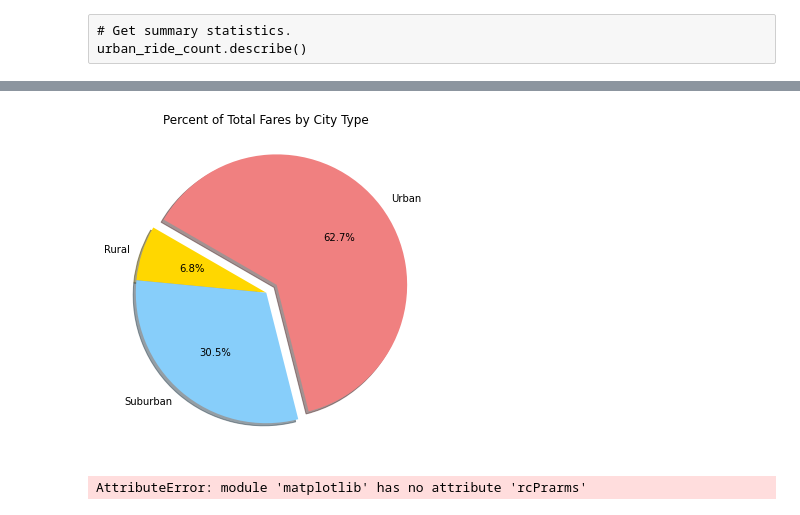
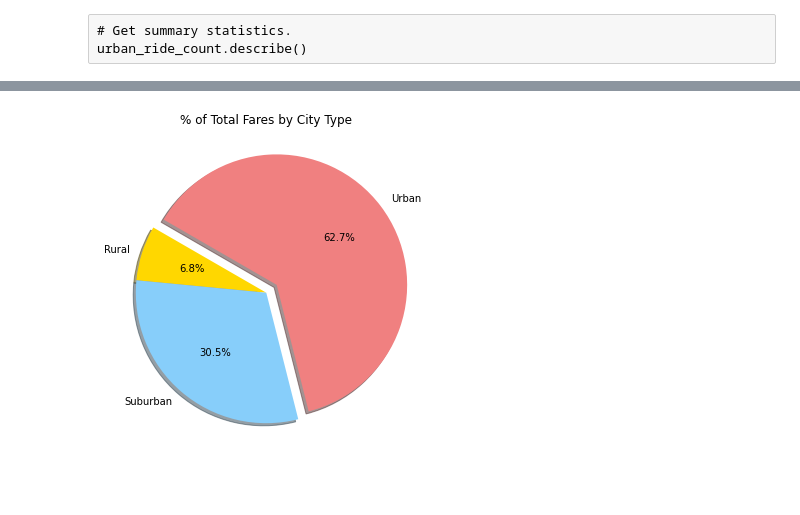
Before and after one commit to SavannahPosner/PyBer_Analysis, a Jupyter notebook: PyBer.ipynb, the cells around one changed output, grey strips where cells are left out. Drawn from its saved outputs; the diff is of its cells as text; code cells hidden in the pictures.

Commit message:
fixed errors

```diff
--- a/PyBer.ipynb
+++ b/PyBer.ipynb
@@ -444,18 +579,18 @@ plt.show()
 # %%
 # Build the percentage of fares by city type pie chart
 plt.subplots(figsize=(10,6))
 plt.pie(type_percents,
         labels=["Rural","Suburban","Urban"],
         colors=["gold","lightskyblue","lightcoral"],
         explode=[0,0,0.1],
         autopct='%1.1f%%',
         shadow=True,
         startangle=150)
-plt.title("Percent of Total Fares by City Type")
-plt.show()
-mpl.rcPrarms['font.size']=14
+plt.title("% of Total Fares by City Type")
+
+mpl.rcParams['font.size'] = 14
 
 plt.savefig("analysis/Fig5.png")
+plt.show()
 # %% [output]
-[figure, old version]
+[figure, new version]
-AttributeError: module 'matplotlib' has no attribute 'rcPrarms'
```
Also changed, not shown: parts of 21 cells of this notebook, 5 other files.
